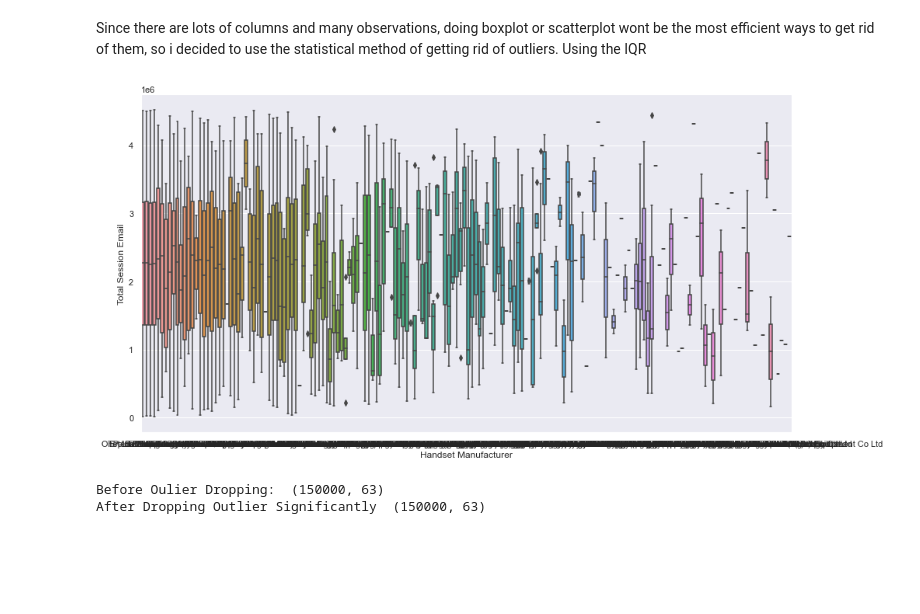
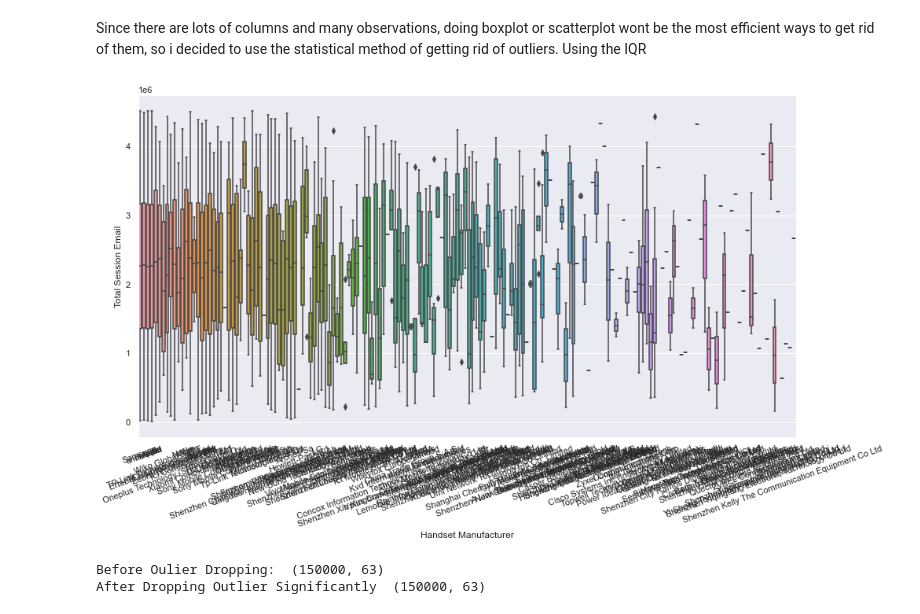
Before and after one commit to Abuton/telecommunication-data-analysis, a Jupyter notebook: Task 1 (User Overview) alaroabubakarolayemi@yahoo.com (ID- 998472020).ipynb, the cells around one changed output. Cells and saved outputs as stored; diff of their text form; code cells hidden in the pictures; blank space fills up the shorter version.

```diff
--- a/Task 1 (User Overview) alaroabubakarolayemi@yahoo.com (ID- 998472020).ipynb
+++ b/Task 1 (User Overview) alaroabubakarolayemi@yahoo.com (ID- 998472020).ipynb
@@ -600,10 +600,11 @@ Important Features with missing entries have been fixed
 Since there are lots of columns and many observations, doing boxplot or scatterplot wont be the most efficient ways to get rid of them, so i decided to use the statistical method of getting rid of outliers. Using the IQR
 # %%
 plt.figure(figsize=(15, 8))
-sns.boxplot(data=df, x='Handset Manufacturer', y='Total Session Email')
+sns.boxplot(data=df,  x='Handset Manufacturer', y='Total Session Email')
+plt.xticks(rotation=20)
 plt.show()
 # %% [output]
-[figure, old version]
+[figure, new version]
 # %%
 print('Before Oulier Dropping: ', df.shape)
 mean = df['Total DL (Bytes)'].mean()
```
Also changed, not shown: parts of 27 cells of this notebook.
